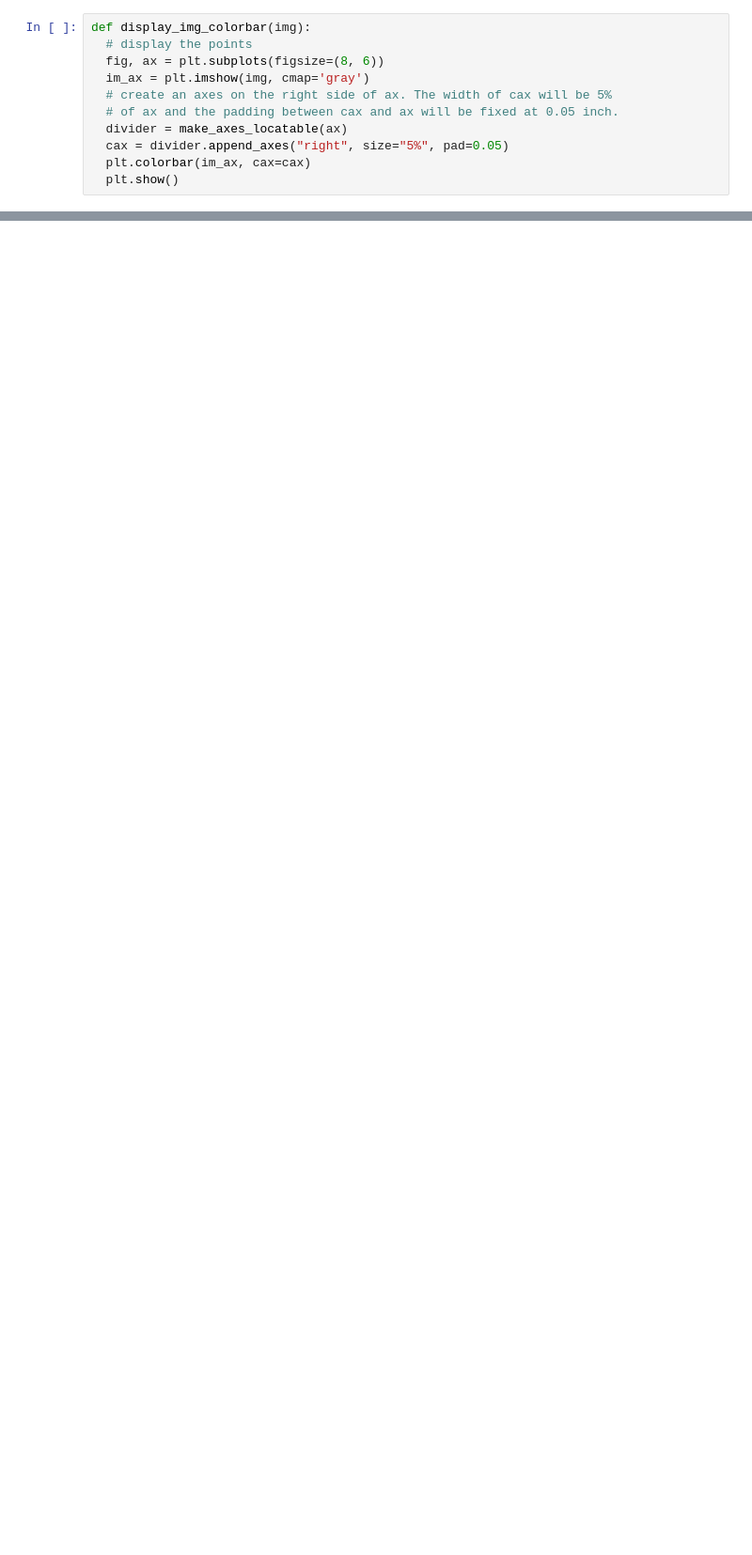
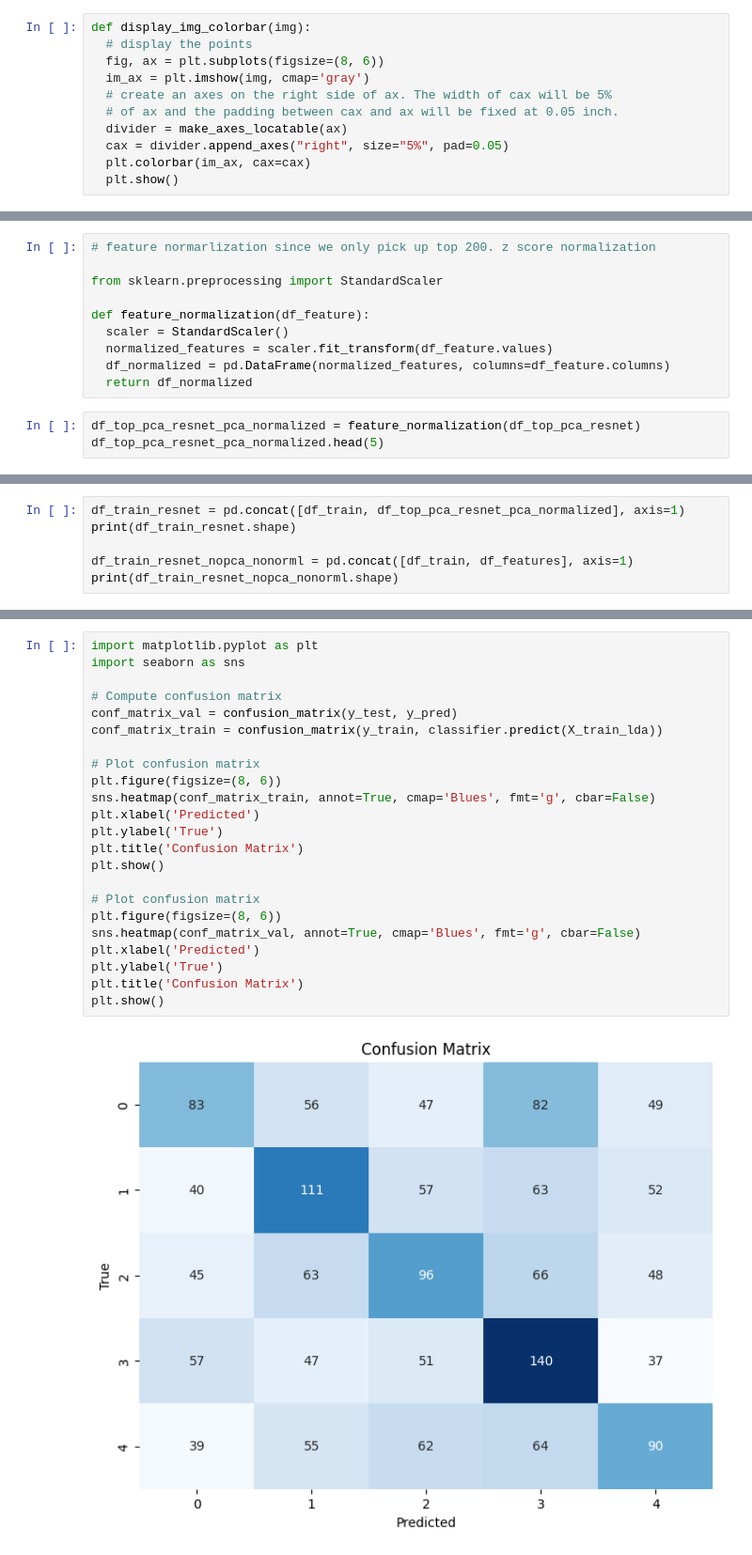
Before and after one commit to immanuelazn/w281_final_galaxy_zoo, a Jupyter notebook: feature_extractor_resnet.ipynb, the cells around one changed output, grey strips where cells are left out. Shown: that part at 94% size. Saved outputs shown, nothing was run; the diff lists cells and outputs as text; blank space fills up the shorter version.

```diff
--- a/feature_extractor_resnet.ipynb
+++ b/feature_extractor_resnet.ipynb
@@ -178,0 +361,13 @@ display_img_colorbar(img)
+# %%
+# feature normarlization since we only pick up top 200. z score normalization
+
+from sklearn.preprocessing import StandardScaler
+
+def feature_normalization(df_feature):
+  scaler = StandardScaler()
+  normalized_features = scaler.fit_transform(df_feature.values)
+  df_normalized = pd.DataFrame(normalized_features, columns=df_feature.columns)
+  return df_normalized
+# %%
+df_top_pca_resnet_pca_normalized = feature_normalization(df_top_pca_resnet)
+df_top_pca_resnet_pca_normalized.head(5)
@@ -178,0 +384,6 @@ display_img_colorbar(img)
+# %%
+df_train_resnet = pd.concat([df_train, df_top_pca_resnet_pca_normalized], axis=1)
+print(df_train_resnet.shape)
+
+df_train_resnet_nopca_nonorml = pd.concat([df_train, df_features], axis=1)
+print(df_train_resnet_nopca_nonorml.shape)
@@ -178,0 +461,25 @@ display_img_colorbar(img)
+# %%
+import matplotlib.pyplot as plt
+import seaborn as sns
+
+# Compute confusion matrix
+conf_matrix_val = confusion_matrix(y_test, y_pred)
+conf_matrix_train = confusion_matrix(y_train, classifier.predict(X_train_lda))
+
+# Plot confusion matrix
+plt.figure(figsize=(8, 6))
+sns.heatmap(conf_matrix_train, annot=True, cmap='Blues', fmt='g', cbar=False)
+plt.xlabel('Predicted')
+plt.ylabel('True')
+plt.title('Confusion Matrix')
+plt.show()
+
+# Plot confusion matrix
+plt.figure(figsize=(8, 6))
+sns.heatmap(conf_matrix_val, annot=True, cmap='Blues', fmt='g', cbar=False)
+plt.xlabel('Predicted')
+plt.ylabel('True')
+plt.title('Confusion Matrix')
+plt.show()
+# %% [output]
+[figure, added]
```
Also changed, not shown: parts of 19 cells of this notebook.
